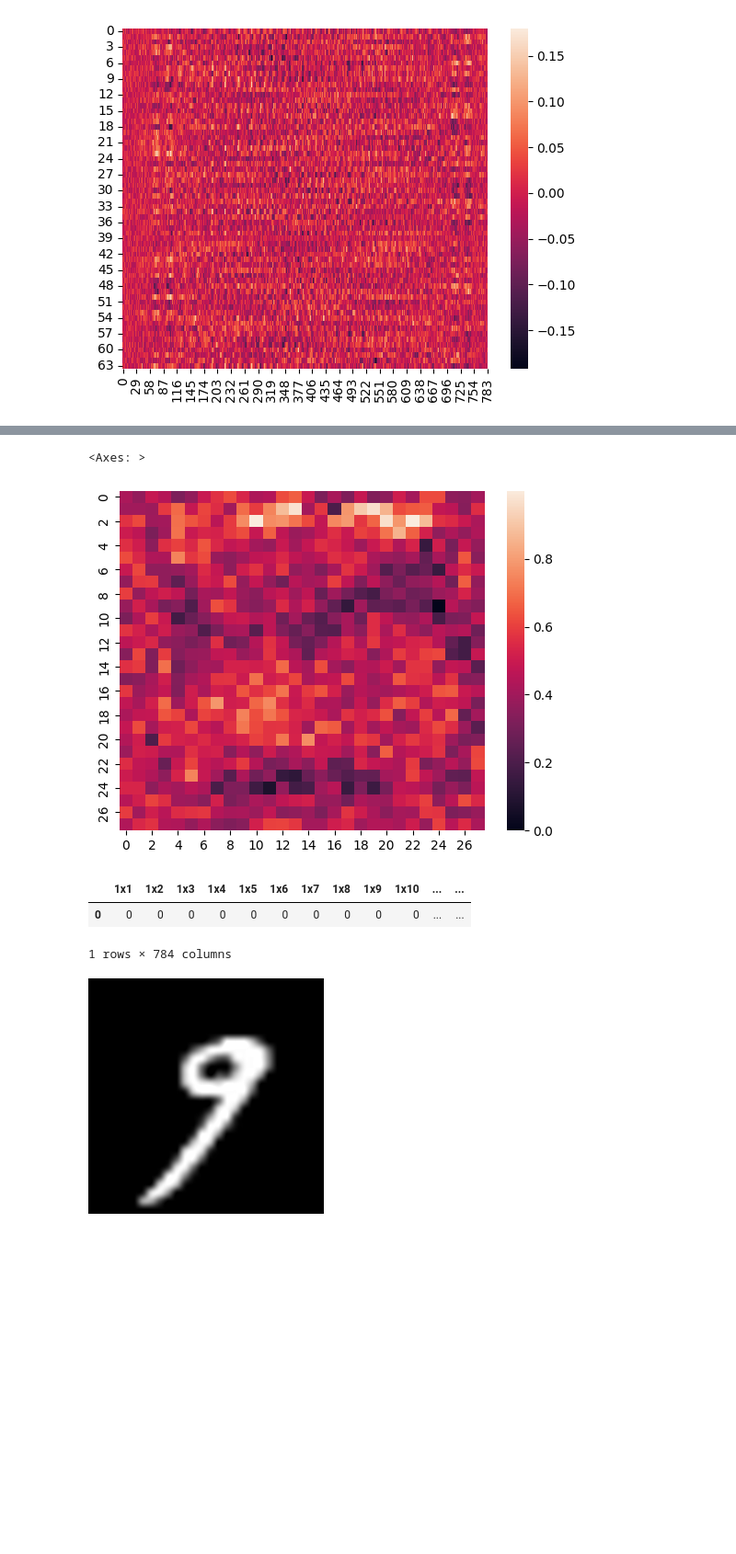
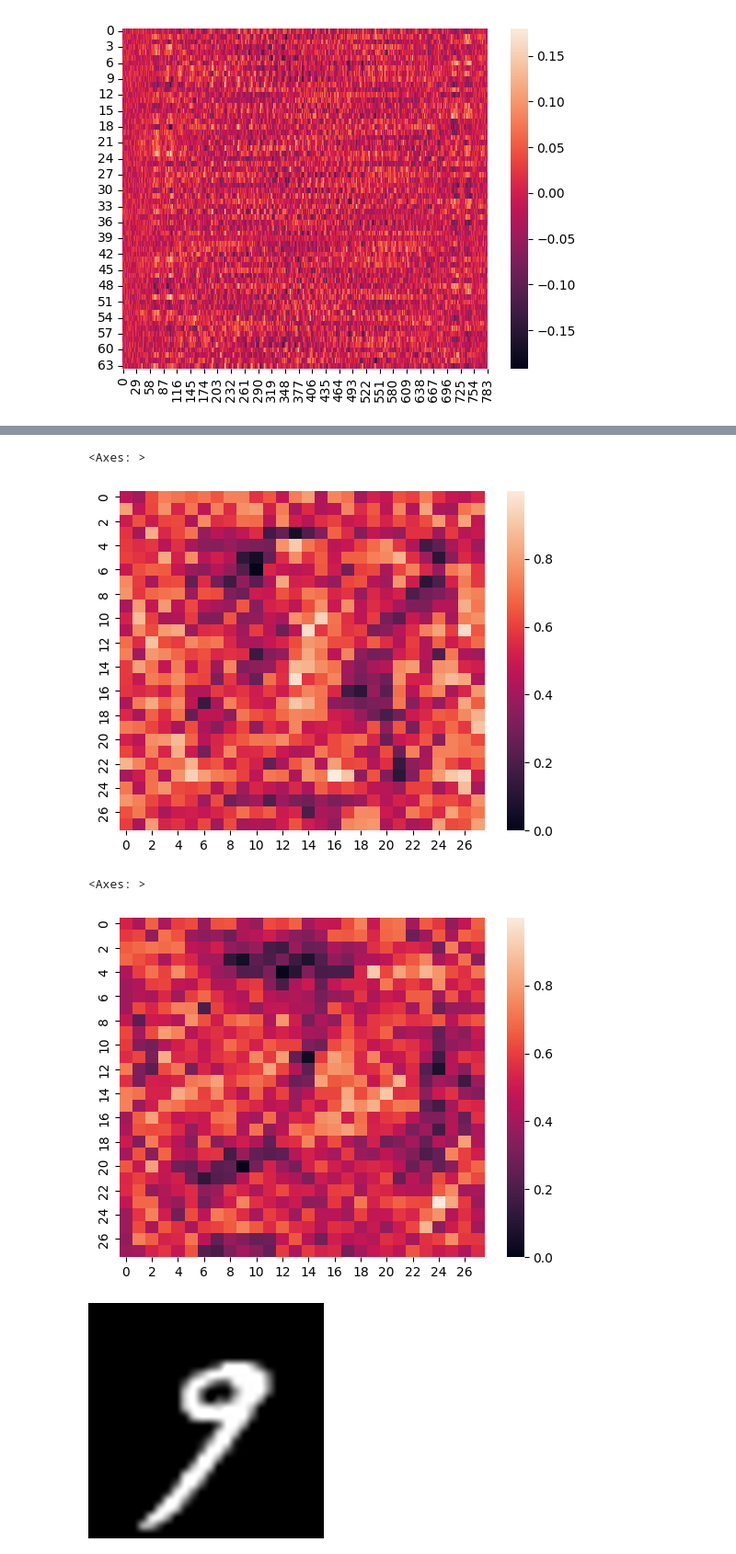
Before and after one commit to BorisVIkVik/MNIST_VALIDATION_LAB, a Jupyter notebook: Lab.ipynb, the cells around one changed output, grey strips where cells are left out. Shown at 92% size. Cells and saved outputs as stored; diff of their text form; code cells hidden in the pictures; blank space fills up the shorter version.

```diff
--- a/Lab.ipynb
+++ b/Lab.ipynb
@@ -606,14 +608,14 @@ sns.heatmap(vector_to_image_dim(models_with_different_p[4].l1.weight, 28, 0))
 # %%
-sns.heatmap(vector_to_image_dim(models_with_different_p[4].l1.weight, 28, 25))
+sns.heatmap(vector_to_image_dim(models_with_different_p[4].l1.weight, 28, 4))
 # %% [output]
 <Axes: >
-[figure, old version]
+[figure, new version]
 # %%
-X[0:1]
+
+sns.heatmap(vector_to_image_dim(models_with_different_p[4].l1.weight, 28, 17))
 # %% [output]
-|  | 1x1 | 1x2 | 1x3 | 1x4 | 1x5 | 1x6 | 1x7 | 1x8 | 1x9 | 1x10 | ... | ... |
-| 0 | 0 | 0 | 0 | 0 | 0 | 0 | 0 | 0 | 0 | 0 | ... | ... |
-1 rows × 784 columns
+<Axes: >
+[figure, added]
 # %%
 to_image(X[33:34]).resize((256, 256))
 # to_image(X[33:34]).resize((256,256))
```
Also changed, not shown: parts of 9 cells of this notebook.
